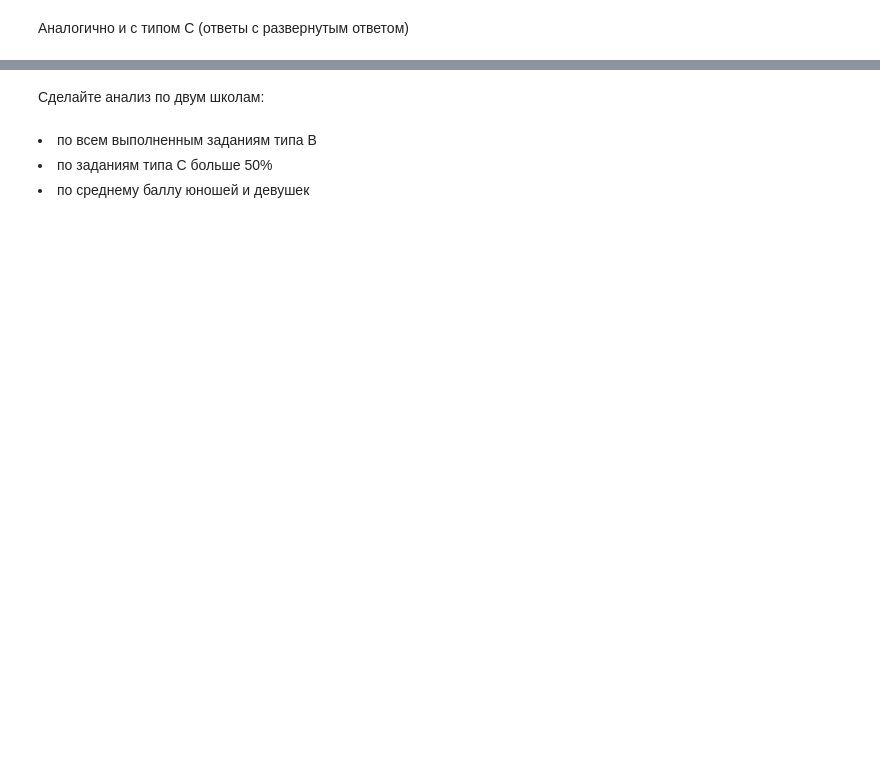
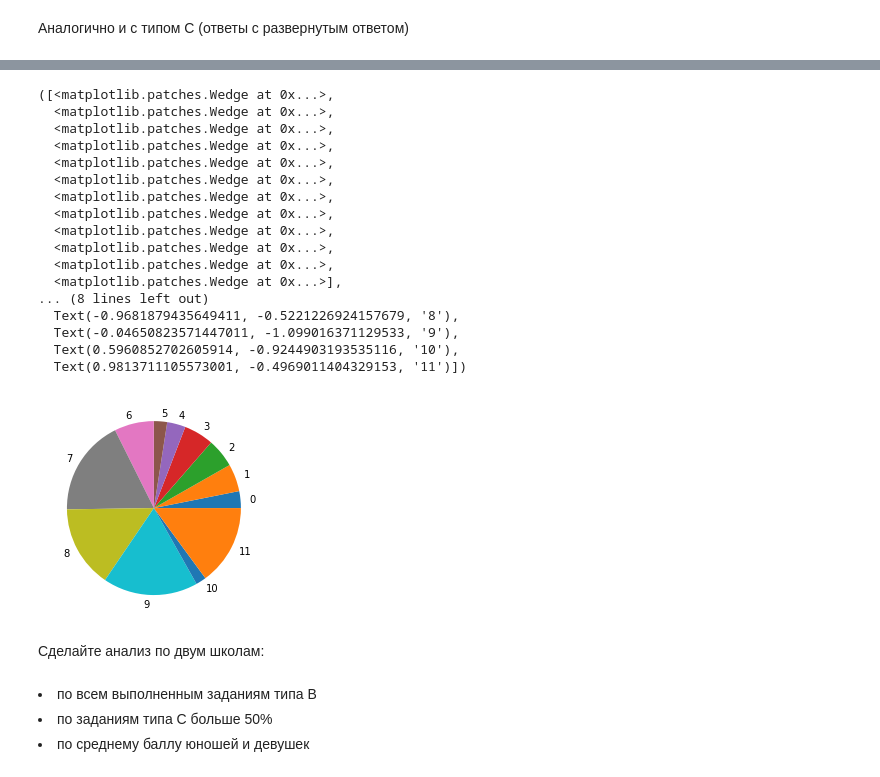
Before and after one commit to kiripcha/Financial-University-under-the-Government-of-the-Russian-Federation, a Jupyter notebook: ML/ML0.3_analysis/ML0.3_analysis_VanifatovKirill_PI20-5.ipynb, the cells around one changed output, grey strips where cells are left out. Saved outputs shown, nothing was run; the diff lists cells and outputs as text; code cells hidden in the pictures; blank space fills up the shorter version.

```diff
--- a/ML/ML0.3_analysis/ML0.3_analysis_VanifatovKirill_PI20-5.ipynb
+++ b/ML/ML0.3_analysis/ML0.3_analysis_VanifatovKirill_PI20-5.ipynb
@@ -157,2 +223,10 @@ len(pd.unique(df1['№ школы']))
 # %% [markdown]
 Аналогично и с типом С (ответы с развернутым ответом)
+# %%
+result = [0 for i in range(0,12)] # генерация пустого массива заданий
+for i in range(2, len(df1['Задания с развёрнутым ответом'])):
+    for j in range(len(df1['Задания с развёрнутым ответом'][i])):
+        task = df1['Задания с развёрнутым ответом'][i][j]
+        if task == '0':
+            result[j//4] += 1/3049
+result # % нерешенных заданий с развёрнутым ответом
@@ -159,2 +246,25 @@ len(pd.unique(df1['№ школы']))
+# %%
+import matplotlib.pyplot as plt
+lables = [str(i) for i in range(0,12)]
+plt.pie(result, labels = lables)
+# %% [output]
+([<matplotlib.patches.Wedge at 0x...>,
+  <matplotlib.patches.Wedge at 0x...>,
+  <matplotlib.patches.Wedge at 0x...>,
+  <matplotlib.patches.Wedge at 0x...>,
+  <matplotlib.patches.Wedge at 0x...>,
+  <matplotlib.patches.Wedge at 0x...>,
+  <matplotlib.patches.Wedge at 0x...>,
+  <matplotlib.patches.Wedge at 0x...>,
+  <matplotlib.patches.Wedge at 0x...>,
+  <matplotlib.patches.Wedge at 0x...>,
+  <matplotlib.patches.Wedge at 0x...>,
+  <matplotlib.patches.Wedge at 0x...>],
+... (8 lines left out)
+  Text(-0.9681879435649411, -0.5221226924157679, '8'),
+  Text(-0.04650823571447011, -1.099016371129533, '9'),
+  Text(0.5960852702605914, -0.9244903193535116, '10'),
+  Text(0.9813711105573001, -0.4969011404329153, '11')])
+[figure, added]
 # %% [markdown]
 Сделайте анализ по двум школам:
```
Also changed, not shown: parts of 18 cells of this notebook.
